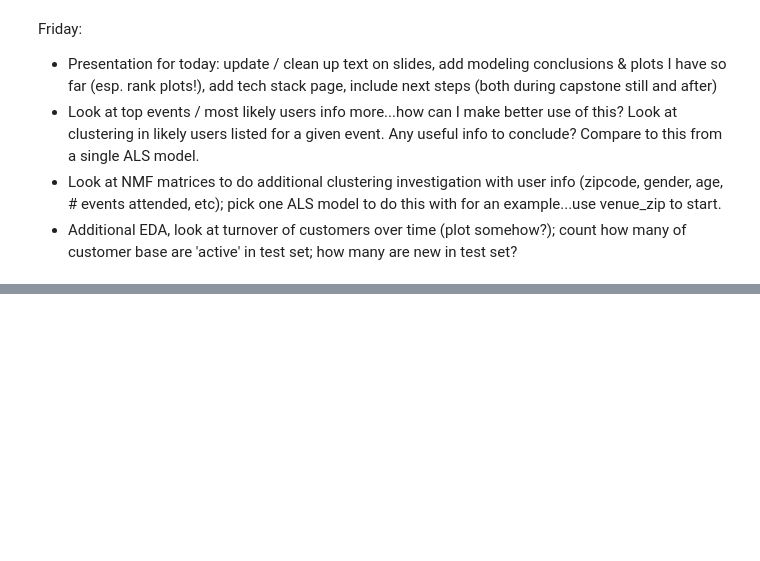
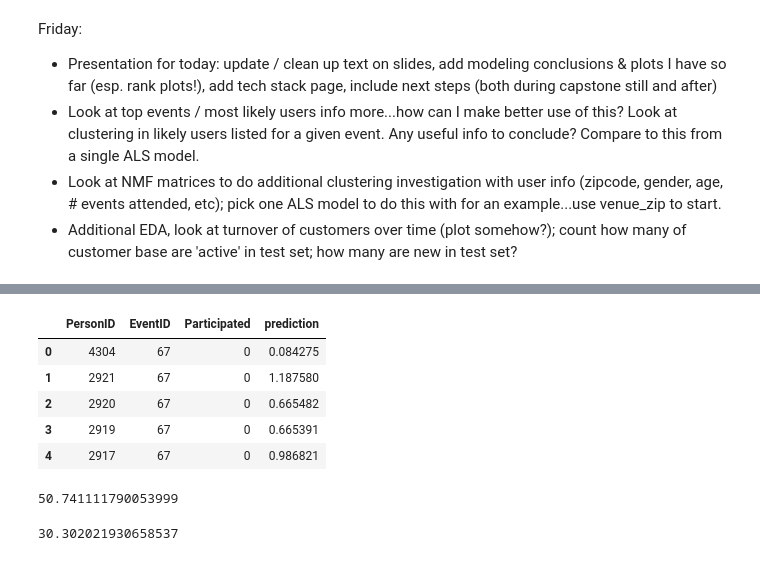
Before and after one commit to gcnuss/trailrun_participation, a Jupyter notebook: model/Final_Model_Pipeline-UPDATE.ipynb, the cells around one changed output, grey strips where cells are left out. Drawn from its saved outputs; the diff is of its cells as text; code cells hidden in the pictures; blank space fills up the shorter version.

```diff
--- a/model/Final_Model_Pipeline-UPDATE.ipynb
+++ b/model/Final_Model_Pipeline-UPDATE.ipynb
@@ -1050,0 +1151,9 @@ Friday:
+# %%
+naive_test_ensemble.head()
+# %% [output]
+|  | PersonID | EventID | Participated | prediction |
+| 0 | 4304 | 67 | 0 | 0.084275 |
+| 1 | 2921 | 67 | 0 | 1.187580 |
+| 2 | 2920 | 67 | 0 | 0.665482 |
+| 3 | 2919 | 67 | 0 | 0.665391 |
+| 4 | 2917 | 67 | 0 | 0.986821 |
@@ -1050,0 +1162,8 @@ Friday:
+# %%
+rank_processing_naive_test.calc_test_rank()
+# %% [output]
+50.741111790053999
+# %%
+rank_processing_naive_test.calc_popular_rank()
+# %% [output]
+30.302021930658537
```
Also changed, not shown: parts of 26 cells of this notebook, 4 other files.
